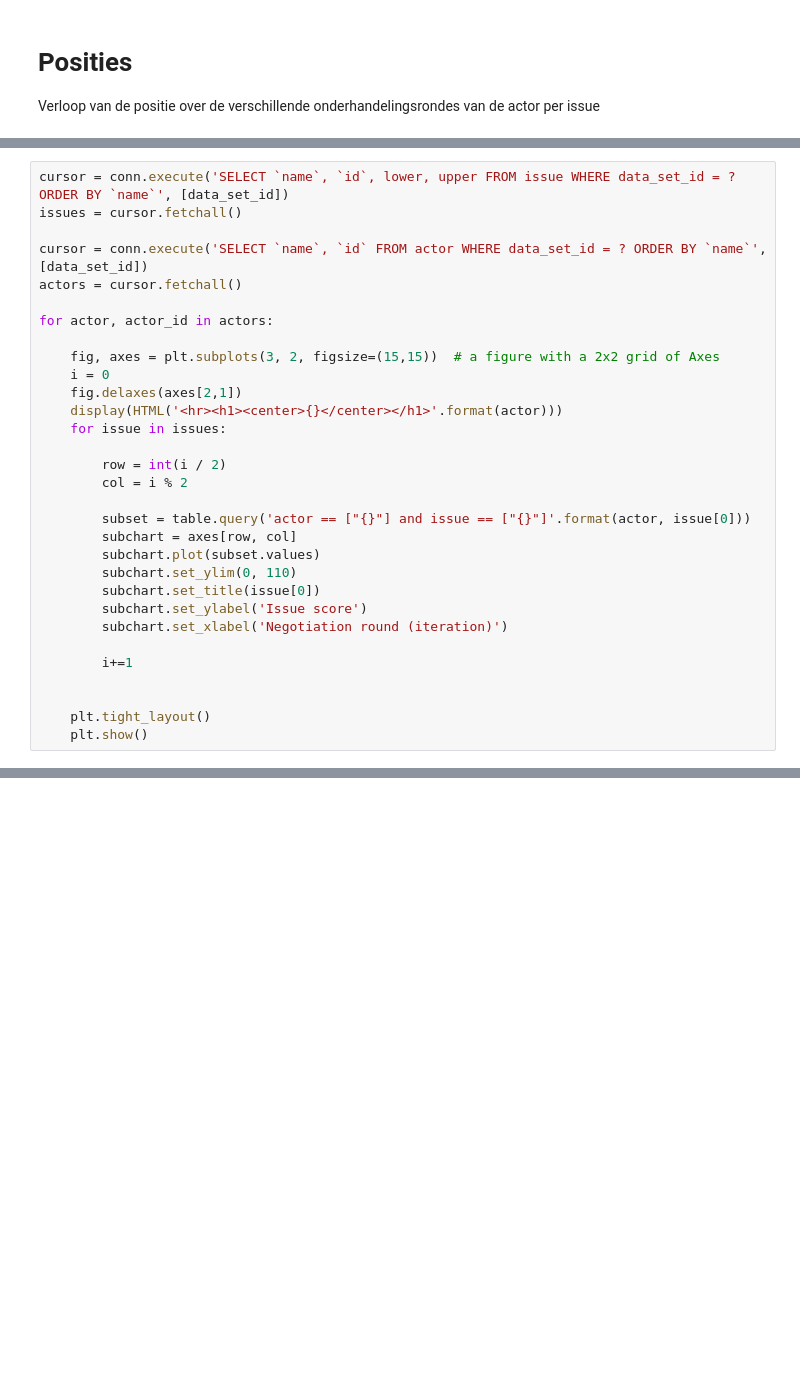
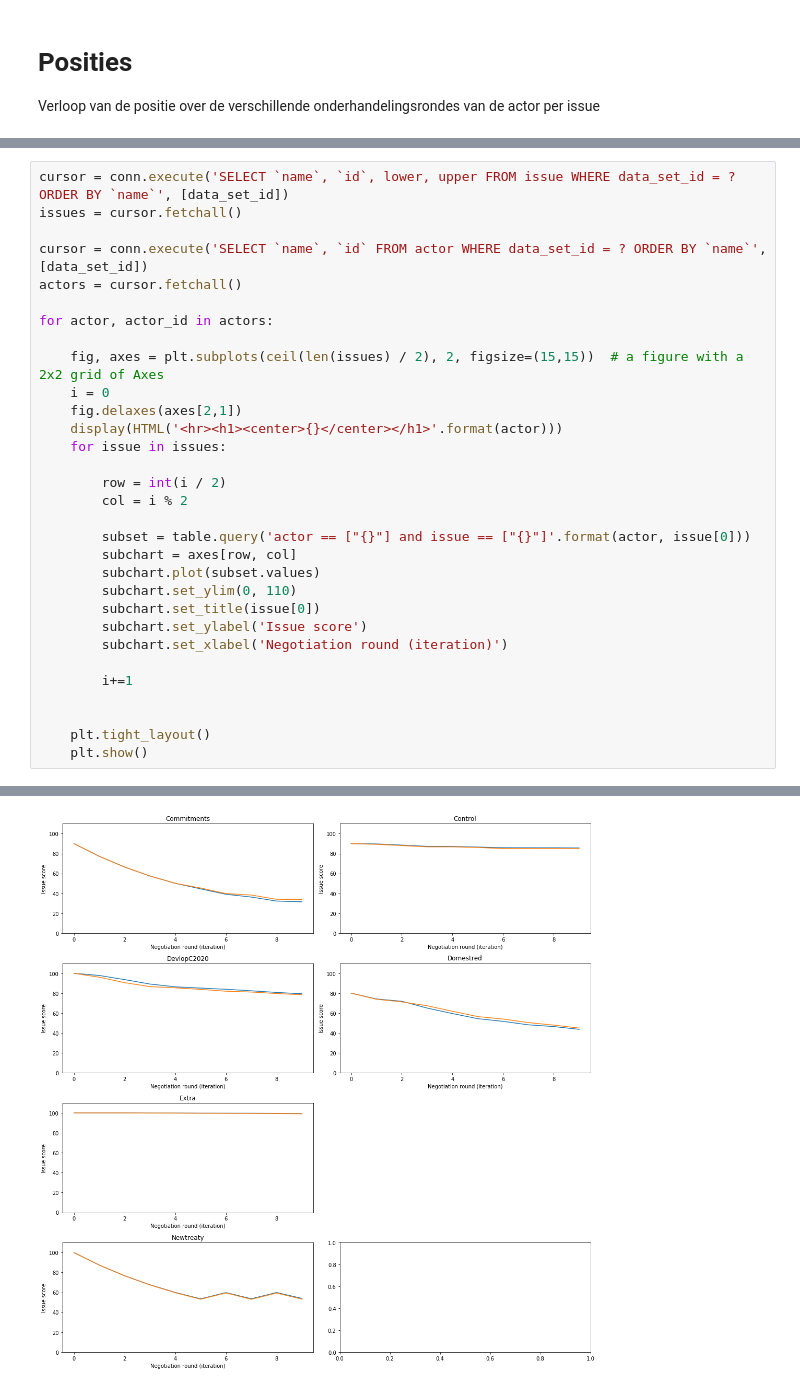
Before and after one commit to foarsitter/decide-analysis, a Jupyter notebook: notebooks/issues_compared.ipynb, the cells around one changed output, grey strips where cells are left out. Cells and saved outputs as stored; diff of their text form; blank space fills up the shorter version.

Commit message:
fix: issue development per p value, actor & issue

```diff
--- a/notebooks/issues_compared.ipynb
+++ b/notebooks/issues_compared.ipynb
@@ -76,7 +77,7 @@ actors = cursor.fetchall()
 
 for actor, actor_id in actors:
 
-    fig, axes = plt.subplots(3, 2, figsize=(15,15))  # a figure with a 2x2 grid of Axes
+    fig, axes = plt.subplots(ceil(len(issues) / 2), 2, figsize=(15,15))  # a figure with a 2x2 grid of Axes
     i = 0
     fig.delaxes(axes[2,1])
     display(HTML('<hr><h1><center>{}</center></h1>'.format(actor)))
@@ -102,0 +104 @@ AILAC2
+[figure, new version]
```
Also changed, not shown: parts of 5 cells of this notebook.
